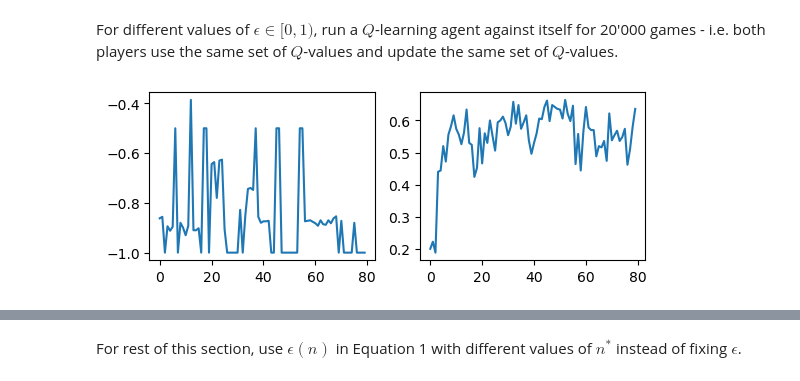
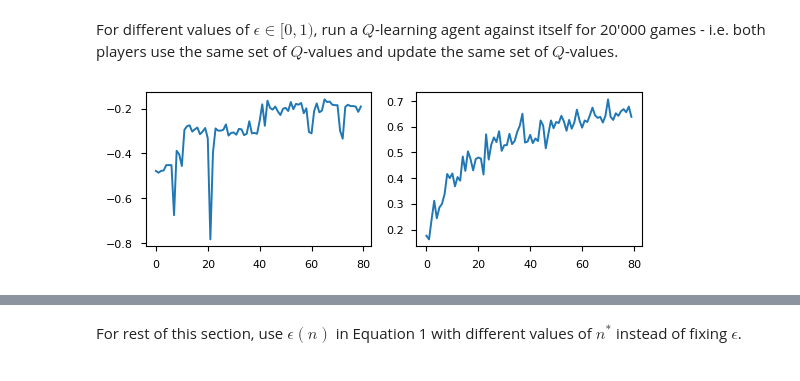
Before and after one commit to albertaillet/Miniproject1, a Jupyter notebook: Q-learning.ipynb, the cells around one changed output, grey strips where cells are left out. Drawn from its saved outputs; the diff is of its cells as text; code cells hidden in the pictures.

```diff
--- a/Q-learning.ipynb
+++ b/Q-learning.ipynb
@@ -133,13 +135,17 @@ class EpsilonGreedy:
 
     def act(self, state):
         Q_actions = Q_table[state]
+        # explore
         if np.random.random() < self.epsilon:
             actions = list(Q_actions.keys())
-            if len(actions) == 1:
-                return actions[0]
-            return actions[np.random.randint(0, len(actions)-1)]
+        # exploit
         else:
-            return max(Q_actions, key=Q_actions.get)
+            actions = []
+            max_val = max(Q_actions.values())
+            for action in Q_actions:
+                if Q_actions[action] == max_val:
+                    actions.append(action)
+        return random.choice(actions)
 # %% [markdown]
 At each time $t$, state $s_t$ is the board position, action $a_t$ is one of the available positions on the board and reward $r_t$. <br>
 The reward only non-zero when the game ends where you get $r_t = 1$ if you win the game, $r_t = 1$ if you lose, and $r_t=0$ if it is a draw.
@@ -196,10 +202,7 @@ for itr in range(num_games):
 
         reward = env.reward(player=learning_player)
 
-        if end:
-            Q_table[next_state][[]] = reward
-
-        Q_table[state][move] = Q_table[state][move] + alpha * (reward + gamma * max(Q_table[next_state].values()) - Q_table[state][move])
+        Q_table[state][move] += alpha * (reward + gamma * max(Q_table[next_state].values()) - Q_table[state][move])
 
         state = next_state
 
@@ -297,10 +300,7 @@ for n_star in (5000,):
 
             reward = env.reward(player=learning_player)
 
-            if end:
-                Q_table[next_state][[]] = reward
-
-            Q_table[state][move] = Q_table[state][move] + alpha * (reward + gamma * max(Q_table[next_state].values()) - Q_table[state][move])
+            Q_table[state][move] += alpha * (reward + gamma * max(Q_table[next_state].values()) - Q_table[state][move])
 
             state = next_state
 
@@ -414,10 +414,7 @@ for epsilon_opt in (0, 0.25, 0.50, 0.75, 1.0):
 
             reward = env.reward(player=learning_player)
 
-            if end:
-                Q_table[next_state][[]] = reward
-
-            Q_table[state][move] = Q_table[state][move] + alpha * (reward + gamma * max(Q_table[next_state].values()) - Q_table[state][move])
+            Q_table[state][move] += alpha * (reward + gamma * max(Q_table[next_state].values()) - Q_table[state][move])
 
             state = next_state
 
@@ -494,7 +491,7 @@ m_rand_against_itself = {}
 n_star = 10000
 num_games = 20000
 
-for epsilon in (1.0,):
+for epsilon in (0.1,):
     m_opt_list = []
     m_rand_list = []
     policy = EpsilonGreedy(epsilon=epsilon)
@@ -519,38 +516,35 @@ for epsilon in (1.0,):
             move2 = policy.act(state1)
             state2, end, _ = env.step(move2)
             reward = env.reward(player = next_player)
 
-            Q_table[state0][move1] =    Q_table[state0][move1] + alpha * (reward + gamma * max(Q_table[state2].values()) -
-                                        Q_table[state0][move1])
+            Q_table[state0][move1] += alpha * (reward + gamma * max(Q_table[state2].values()) - Q_table[state0][move1])
 
-            state0 = state1
-            state1 = state2
+            state0 = state1.copy()
+            state1 = state2.copy()
             move1 = move2
 
         reward = env.reward(player = current_player)
-        Q_table[state1][[]] = reward
-        Q_table[state0][move1] =    Q_table[state0][move1] + alpha * (reward + gamma * max(Q_table[state1].values()) -
-                                    Q_table[state0][move1])
+        Q_table[state0][move1] += alpha * (reward - Q_table[state0][move1])
 
 
         rewards_players1.append(env.reward(player = 'X'))
         if len(rewards_players1) >= 250:
             policy.set_epsilon(0)
             m_opt_list.append(M_opt(policy))
             m_rand_list.append(M_rand(policy))
             policy.set_epsilon(epsilon)
             avg_rewards_players1.append(np.mean(rewards_players1))
             rewards_players1 = []
             clear_output(wait=True)
             plt.subplot(2, 2, 1)
             plt.plot(m_opt_list)
             plt.subplot(2, 2, 2)
             plt.plot(m_rand_list)
             plt.show()
 
         num_trained_games += 1
         env.reset()
     m_opt_against_itself[epsilon] = m_opt_list
     m_rand_against_itself[epsilon] = m_rand_list
 # %% [output]
-[figure, old version]
+[figure, new version]
```
Also changed, not shown: parts of 11 cells of this notebook.
